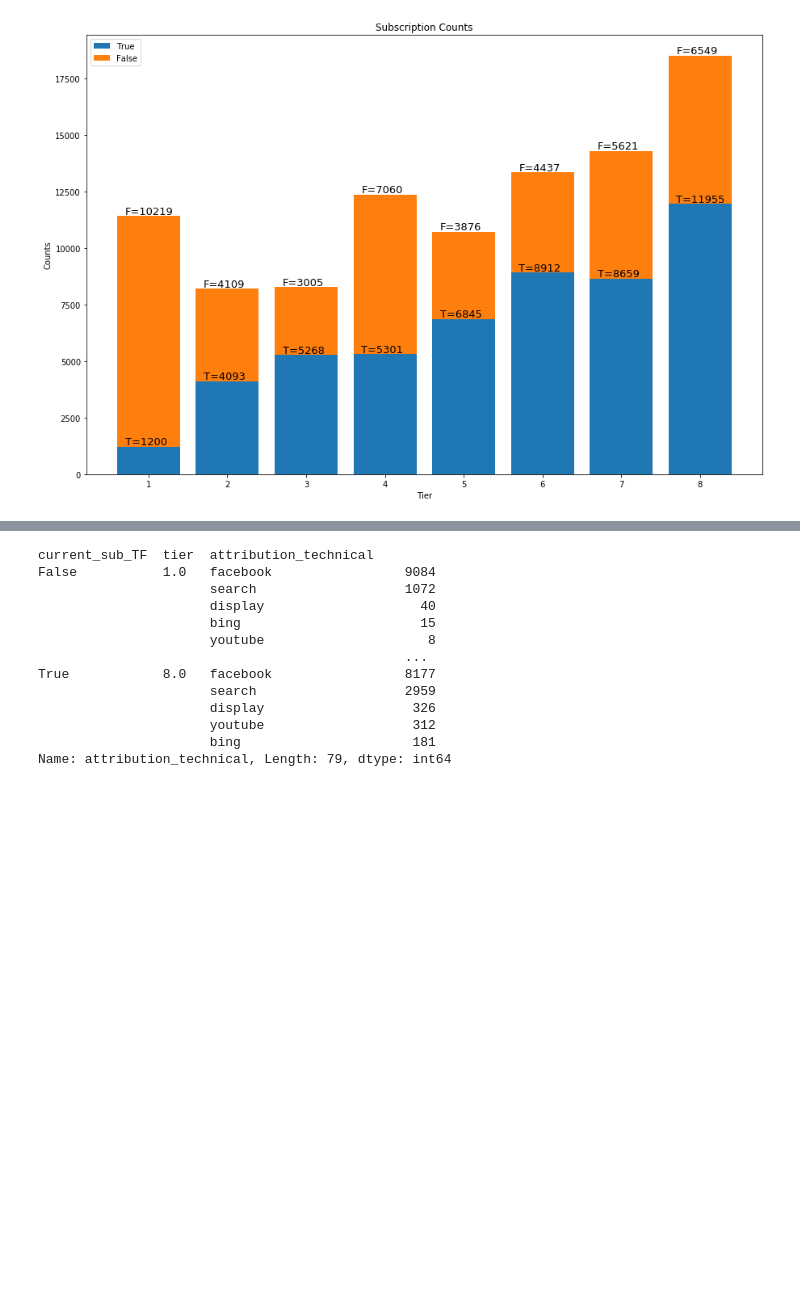
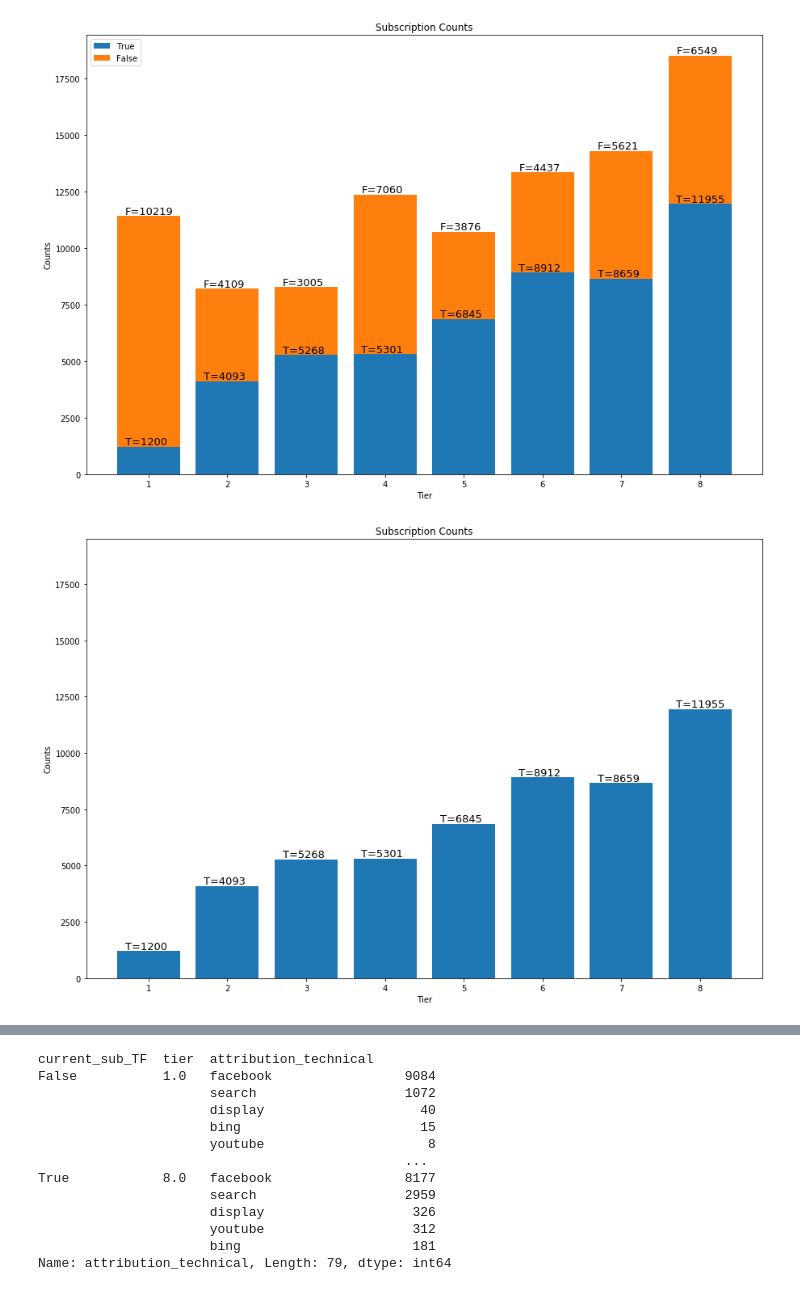
Before and after one commit to CinnyLin/dma, a Jupyter notebook: final/attribution_allocation/tiers.ipynb, the cells around one changed output, grey strips where cells are left out. Cells and saved outputs as stored; diff of their text form; code cells hidden in the pictures; blank space fills up the shorter version.

Commit message:
more attribution analysis plots

```diff
--- a/final/attribution_allocation/tiers.ipynb
+++ b/final/attribution_allocation/tiers.ipynb
@@ -157,3 +157,39 @@ plt.show()
 #fig.savefig('plots/sub_counts.png')
 # %% [output]
 [figure]
+# %%
+fig, ax = plt.subplots(figsize=(15,10))
+
+tier = np.arange(1,9,1)
+sub_T = list(counts[counts['current_sub_TF']==True]['attribution_technical'])
+sub_F = list(counts[counts['current_sub_TF']==False]['attribution_technical'])
+totals = [i+j for i,j in zip(sub_T, sub_F)]
+
+ax.bar(tier, sub_T, label='True')
+#ax.bar(tier, sub_F, bottom=sub_T, label='False')
+
+ax.set_xlabel('Tier')
+ax.set_ylabel('Counts')
+ax.set_title('Subscription Counts')
+ax.set_ylim(0,19500)
+#ax.legend()
+
+
+# Text on the top of each barplot
+width = np.arange(1,len(tier)+1,1)
+#true
+for i in range(len(tier)):
+    plt.text(x = width[i]-0.3,
+             y = sub_T[i]+100,
+             s = f'T={sub_T[i]}', size = 13)
+
+#false
+#for i in range(len(tier)):
+ #   plt.text(x = width[i]-0.3,
+  #           y = totals[i]+100,
+   #          s = f'F={sub_F[i]}', size = 13)
+
+plt.show()
+fig.savefig('plots/sub_counts_True.png')
+# %% [output]
+[figure, added]
```
Also changed, not shown: parts of 51 cells of this notebook, 40 other files.
